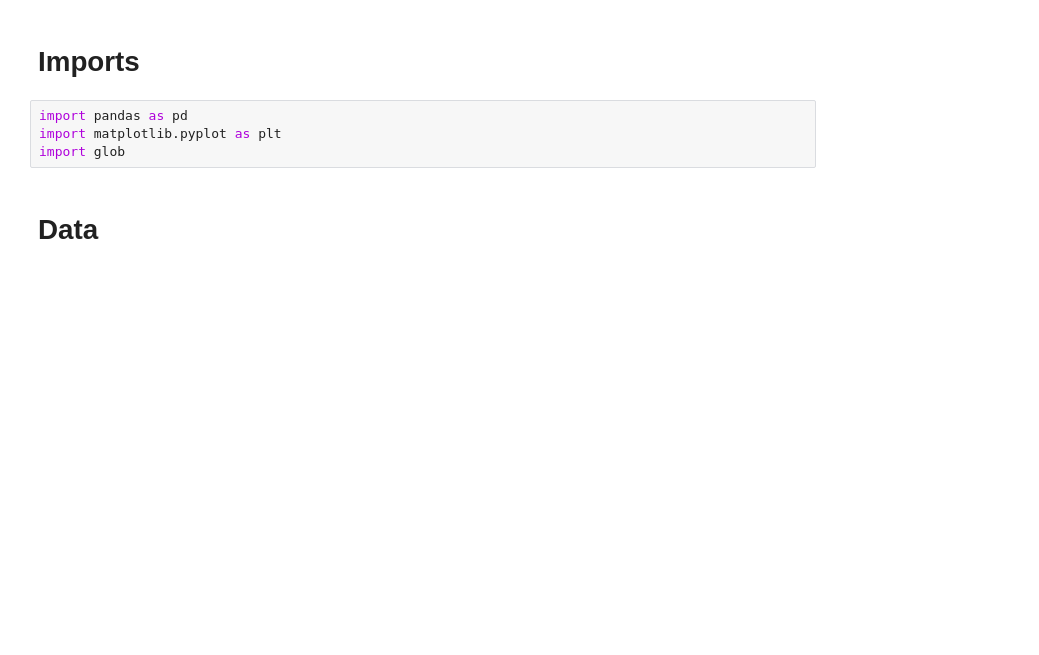
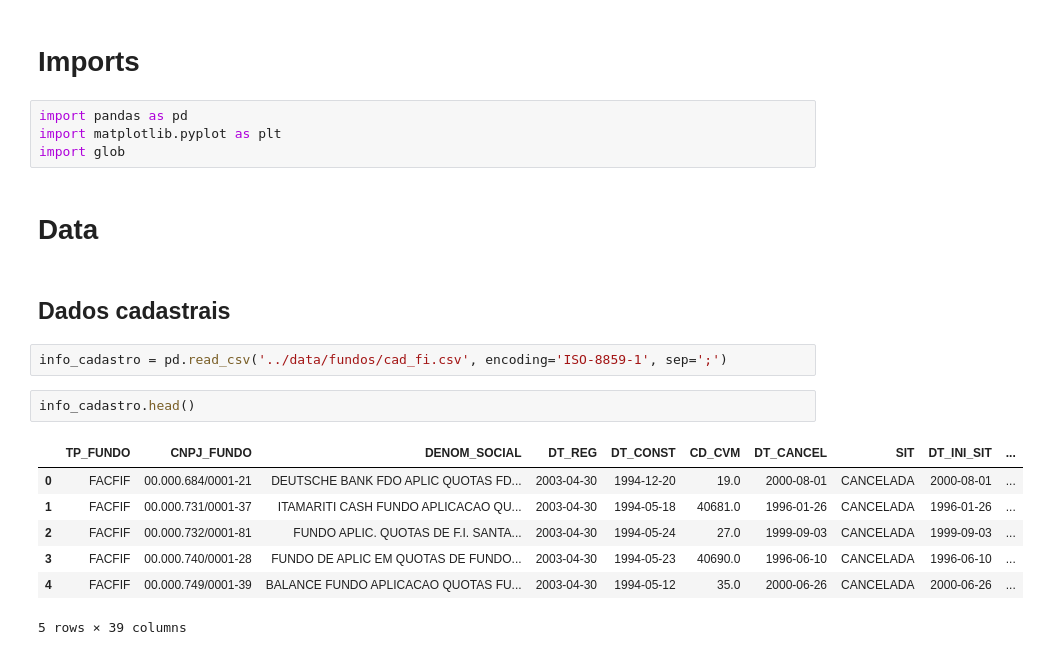
Before and after one commit to PedroDnT/Investments, a Jupyter notebook: notebooks/FundosInvestimento.ipynb, the cells around one changed output. Saved outputs shown, nothing was run; the diff lists cells and outputs as text; blank space fills up the shorter version.

```diff
--- a/notebooks/FundosInvestimento.ipynb
+++ b/notebooks/FundosInvestimento.ipynb
@@ -6,3 +6,17 @@ import matplotlib.pyplot as plt
 import glob
 # %% [markdown]
 # Data
+# %% [markdown]
+## Dados cadastrais
+# %%
+info_cadastro = pd.read_csv('../data/fundos/cad_fi.csv', encoding='ISO-8859-1', sep=';')
+# %%
+info_cadastro.head()
+# %% [output]
+|  | TP_FUNDO | CNPJ_FUNDO | DENOM_SOCIAL | DT_REG | DT_CONST | CD_CVM | DT_CANCEL | SIT | DT_INI_SIT | ... |
+| 0 | FACFIF | 00.000.684/0001-21 | DEUTSCHE BANK FDO APLIC QUOTAS FD... | 2003-04-30 | 1994-12-20 | 19.0 | 2000-08-01 | CANCELADA | 2000-08-01 | ... |
+| 1 | FACFIF | 00.000.731/0001-37 | ITAMARITI CASH FUNDO APLICACAO QU... | 2003-04-30 | 1994-05-18 | 40681.0 | 1996-01-26 | CANCELADA | 1996-01-26 | ... |
+| 2 | FACFIF | 00.000.732/0001-81 | FUNDO APLIC. QUOTAS DE F.I. SANTA... | 2003-04-30 | 1994-05-24 | 27.0 | 1999-09-03 | CANCELADA | 1999-09-03 | ... |
+| 3 | FACFIF | 00.000.740/0001-28 | FUNDO DE APLIC EM QUOTAS DE FUNDO... | 2003-04-30 | 1994-05-23 | 40690.0 | 1996-06-10 | CANCELADA | 1996-06-10 | ... |
+| 4 | FACFIF | 00.000.749/0001-39 | BALANCE FUNDO APLICACAO QUOTAS FU... | 2003-04-30 | 1994-05-12 | 35.0 | 2000-06-26 | CANCELADA | 2000-06-26 | ... |
+5 rows × 39 columns
```
Also changed, not shown: parts of 14 cells of this notebook, 1 other file.
